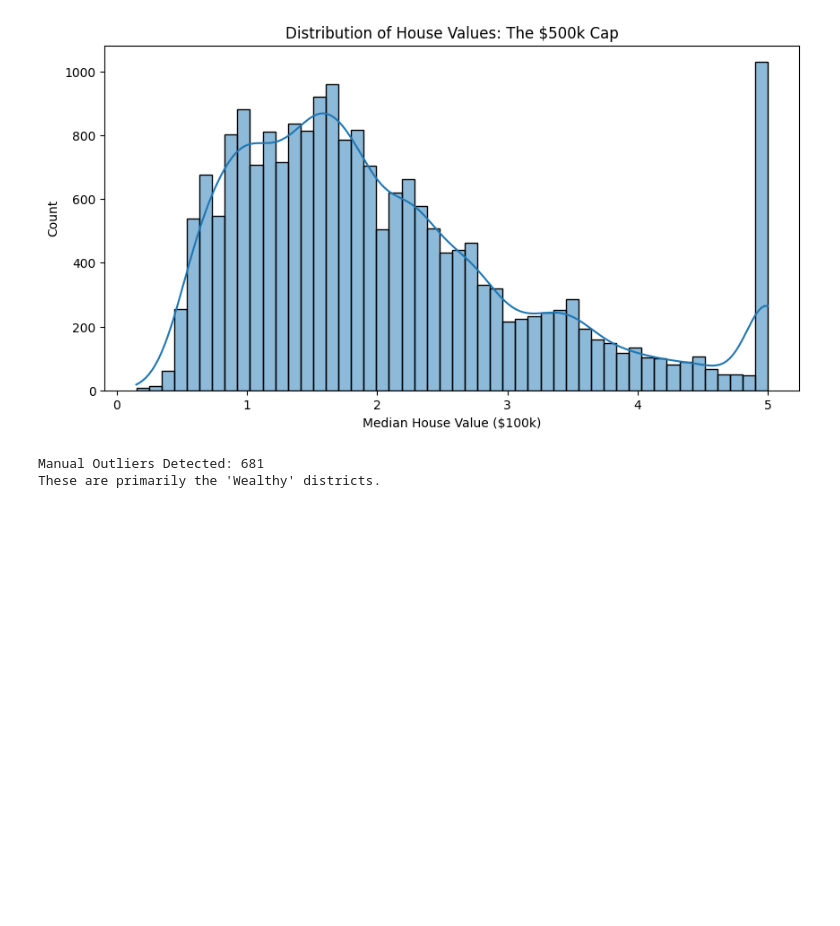
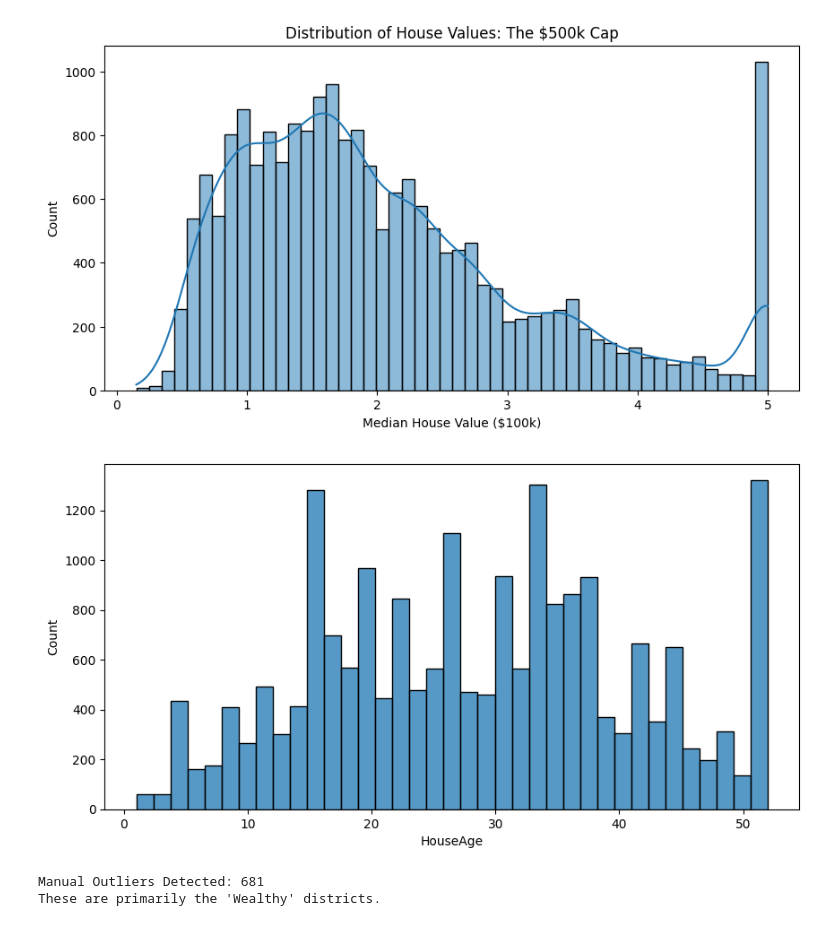
Before and after one commit to Vaidehi-9/ECON3916-33674-Statistical-Machine-Learning, a Jupyter notebook: Lab_4/[Class_4_|_Lab]_Descriptive_Statistics_—_Robustness_in_a_Skewed_World.ipynb, the cells around one changed output. Saved outputs shown, nothing was run; the diff lists cells and outputs as text; code cells hidden in the pictures; blank space fills up the shorter version.

```diff
--- a/Lab_4/[Class_4_|_Lab]_Descriptive_Statistics_—_Robustness_in_a_Skewed_World.ipynb
+++ b/Lab_4/[Class_4_|_Lab]_Descriptive_Statistics_—_Robustness_in_a_Skewed_World.ipynb
@@ -30,6 +30,13 @@ min          0.149990
 max          5.000010
 Name: MedHouseVal, dtype: float64
 [figure]
+# %%
+
+plt.figure(figsize=(10, 5))
+sns.histplot(df['HouseAge'])
+plt.show()
+# %% [output]
+[figure, added]
 # %%
 def flag_outliers_iqr(df, column):
     # Calculate Quartiles
```
Also changed, not shown: parts of 8 cells of this notebook.
